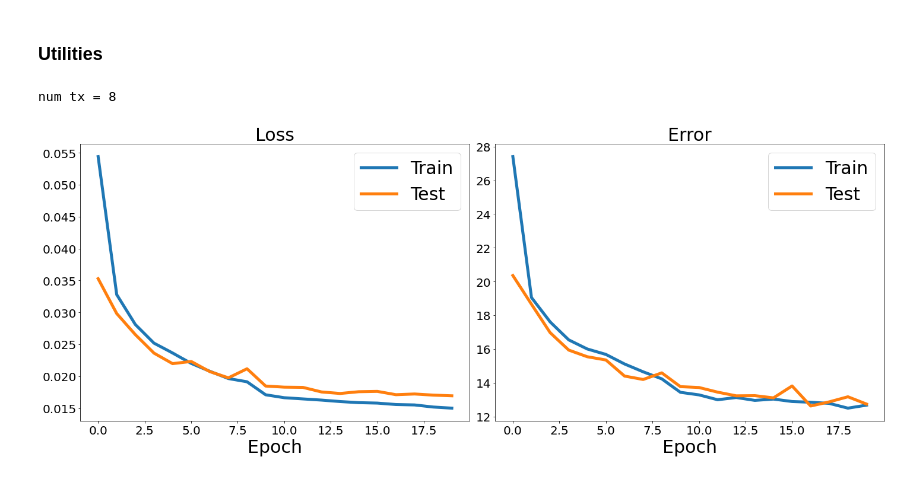
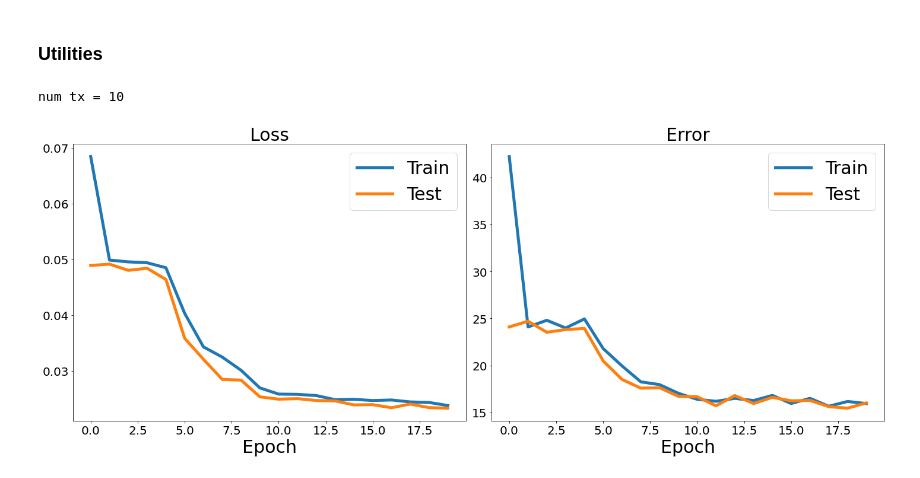
Before and after one commit to caitaozhan/deeplearning-localization, a Jupyter notebook: DeepTxFinder.ipynb, the cells around one changed output. Cells and saved outputs as stored; diff of their text form; code cells hidden in the pictures.

```diff
--- a/DeepTxFinder.ipynb
+++ b/DeepTxFinder.ipynb
@@ -228,7 +229,8 @@ print(target_num)
 # %%
 # training
 i = 0
-root_dir = './data/305train'
+root_dir = 'ipsn_testbed/train'
+# root_dir = 'data/305train'
 sensor_input_dataset = SensorInputDatasetRegression(root_dir=root_dir, grid_len=Default.grid_length, transform=tf)
 sensor_input_dataloader = DataLoader(sensor_input_dataset, batch_size=32, shuffle=True, num_workers=1, collate_fn=my_collate)
 print('matrix shape:', sensor_input_dataset[i]['matrix'].shape)
@@ -238,7 +240,8 @@ print('length:', sensor_input_dataset.__len__())
 
 print('---\n')
 # testing
-root_dir = './data/305test'
+root_dir = 'ipsn_testbed/test'
+# root_dir = 'data/305test'
 sensor_input_test_dataset = SensorInputDatasetRegression(root_dir=root_dir, grid_len=Default.grid_length, transform=tf)
 sensor_input_test_dataloader = DataLoader(sensor_input_test_dataset, batch_size=32, shuffle=True, num_workers=1, collate_fn=my_collate)
 print('matrix type:', sensor_input_test_dataset[i]['matrix'].dtype)
@@ -409,7 +414,7 @@ def plot_epochs(train_losses1, test_losses1, train_errors1, test_errors1):
 # %%
 # path2 = 'model/model2-11.17.pt'
 model1_minloss = 1000
-path1 = 'model_dtxf/12.13-cnn1.pt'
+path1 = 'model_dtxf/12.23-cnn1.pt'
 
 max_ntx    = 10
 device     = torch.device('cuda')
@@ -519,7 +524,7 @@ for t, sample in enumerate(sensor_input_test_dataloader):
     y = sample['target'].to(device)
     y_num   = sample['target_num'].to(device)
     y_num2  = np.array(sample['target_num'])
-    y_float = np.array(sample['target_float'])
+    y_float = np.array(sample['target'])
     y_float = my_uncollate(y_num2, y_float)
     indx = sample['index']
 
@@ -621,7 +644,8 @@ sensor_input_train_cnn2_dataset = []
 sensor_input_train_cnn2_dataloader = []
 data1 = ['cnn2_train1', 'cnn2_train2', 'cnn2_train3', 'cnn2_train4', 'cnn2_train5', 'cnn2_train6', 'cnn2_train7', 'cnn2_train8', 'cnn2_train9', 'cnn2_train10']
 for d in range(len(data1)):
-    root_dir = './data3/' + data1[d]
+#     root_dir = './data3/' + data1[d]
+    root_dir = 'ipsn_testbed/dtxf/' + data1[d]
     sensor_input_dataset = SensorInputDatasetRegression(root_dir = root_dir, grid_len=Default.grid_length, transform = tf)
     sensor_input_train_cnn2_dataset.append(sensor_input_dataset)
     sensor_input_dataloader = DataLoader(sensor_input_dataset, batch_size=32, shuffle=True, num_workers=3, collate_fn=my_collate)
@@ -631,7 +655,8 @@ sensor_input_test_cnn2_dataset = []
 sensor_input_test_cnn2_dataloader = []
 data2 = ['cnn2_test1', 'cnn2_test2', 'cnn2_test3', 'cnn2_test4', 'cnn2_test5', 'cnn2_test6', 'cnn2_test7', 'cnn2_test8', 'cnn2_test9', 'cnn2_test10']
 for d in range(len(data2)):
-    root_dir = './data3/' + data2[d]
+#     root_dir = './data3/' + data2[d]
+    root_dir = 'ipsn_testbed/dtxf/' + data2[d]
     sensor_input_test_dataset = SensorInputDatasetRegression(root_dir = root_dir, grid_len=Default.grid_length, transform = tf)
     sensor_input_test_cnn2_dataset.append(sensor_input_test_dataset)
     sensor_input_test_dataloader = DataLoader(sensor_input_test_dataset, batch_size=32, shuffle=True, num_workers=3, collate_fn=my_collate)
@@ -642,7 +667,7 @@ max_ntx = 10
 models = []
 optimizers = []
 schedulers = []
-path = 'model_dtxf/12.13-cnn2-logdist_{}.pt'
+path = 'model_dtxf/12.23-cnn2-ipsn_{}.pt'
 for i in range(1, max_ntx+1):
     net    = CNN_i(i)
     device = torch.device('cuda')
@@ -654,8 +679,8 @@ for i in range(1, max_ntx+1):
     schedulers.append(scheduler)
 
 for i in range(len(sensor_input_train_cnn2_dataloader)):
-    if i >=8:
-        continue
+#     if i >=8:
+#         continue
     model1_minloss = 1000
 
     sensor_input_dataset         = sensor_input_train_cnn2_dataset[i]
@@ -738,33 +763,33 @@ for i in range(len(sensor_input_train_cnn2_dataloader)):
         print('test  loss of num of TX   =', np.mean(test_losses))
         print('train error of num of TX  =', np.mean(train_errors))
         print('test error of num of TX   =', np.mean(test_errors))
         train_losses2_epoch.append((np.mean(train_losses)))
         train_errors2_epoch.append((np.mean(train_errors)))
         test_losses2_epoch.append((np.mean(test_losses)))
         test_errors2_epoch.append((np.mean(test_errors)))
         clear_output(True)
         print(f'num tx = {num_tx}')
         plt.figure(figsize=(20, 8))
         plt.subplot(1, 2, 1)
         plt.title('Loss', fontsize=30)
         plt.xlabel('Epoch', fontsize=30)
         plt.xticks(fontsize=20)
         plt.yticks(fontsize=20)
         plt.plot(train_losses2_epoch, label='Train', linewidth=5)
         plt.plot(test_losses2_epoch, label='Test', linewidth=5)
         plt.legend(fontsize=30)
         plt.subplot(1, 2, 2)
         plt.title('Error', fontsize=30)
         plt.xlabel('Epoch', fontsize=30)
         plt.xticks(fontsize=20)
         plt.yticks(fontsize=20)
         plt.plot(train_errors2_epoch, label='Train', linewidth=5)
         plt.plot(test_errors2_epoch, label='Test', linewidth=5)
         plt.legend(fontsize=30)
         plt.tight_layout()
         if epoch == num_epochs - 1:
-            plt.savefig(f'model_dtxf/12.13-cnn2_{num_tx}.png')
+            plt.savefig(f'model_dtxf/12.23-cnn2_{num_tx}.png')
         plt.show()
 # %% [output]
-num tx = 8
+num tx = 10
-[figure, old version]
+[figure, new version]
```
Also changed, not shown: parts of 6 cells of this notebook, 29 other files.
